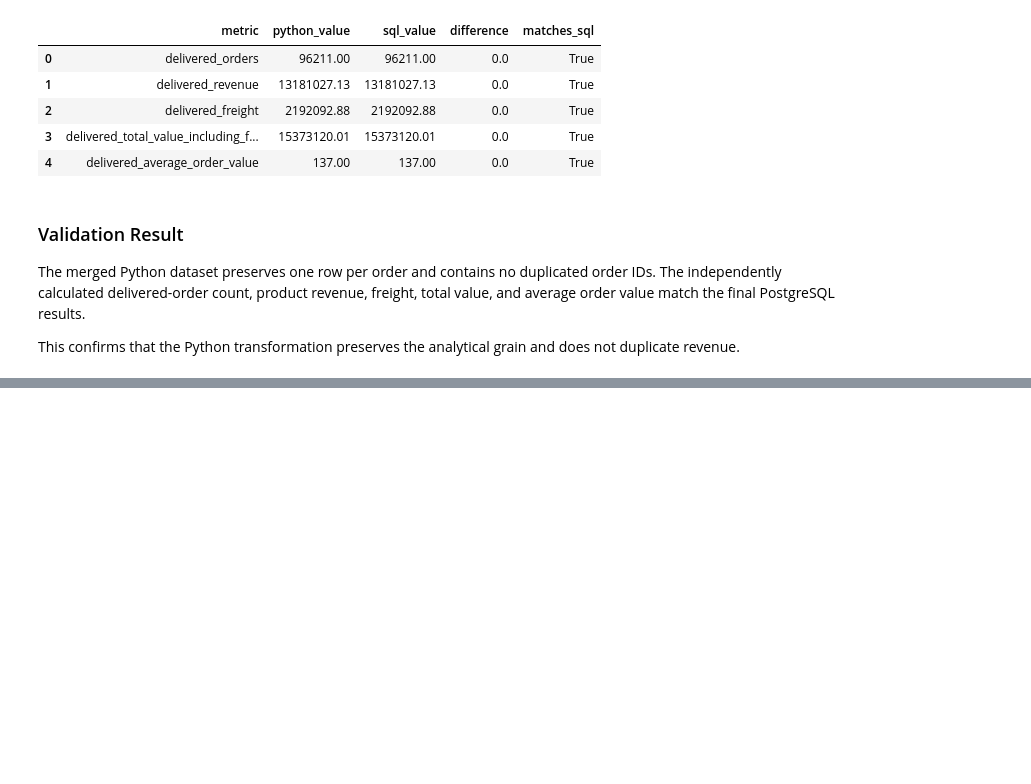
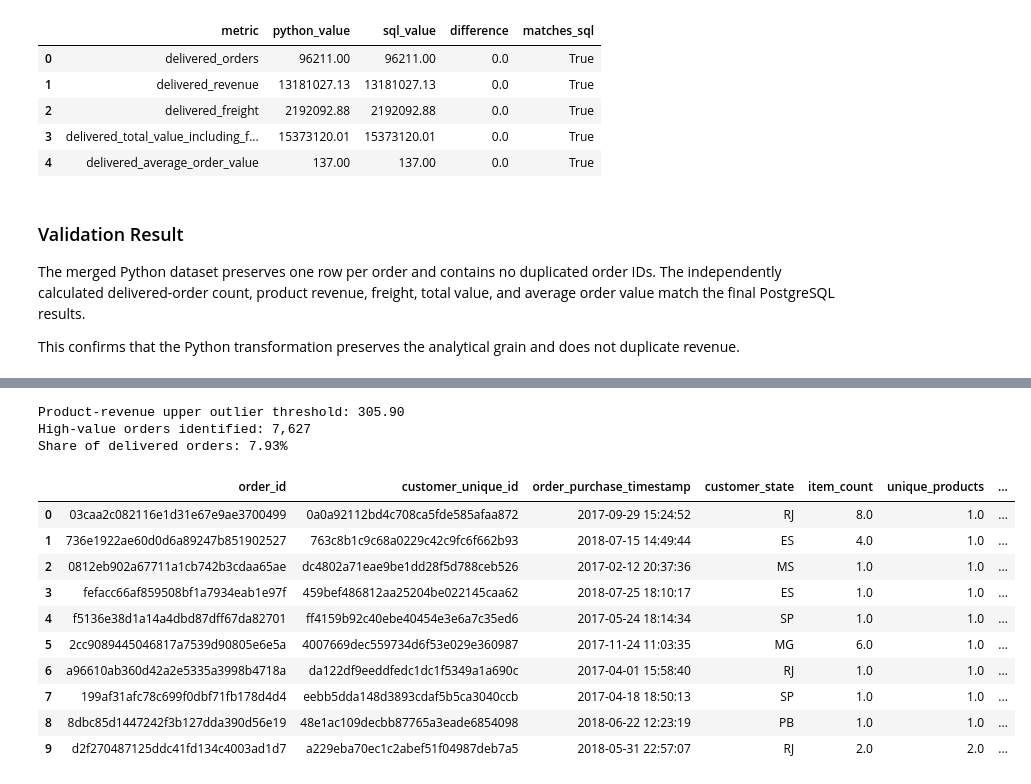
Before and after one commit to Ivana0901/ecommerce-data-analysis, a Jupyter notebook: notebooks/01_ecommerce_analysis.ipynb, the cells around one changed output, grey strips where cells are left out. Saved outputs shown, nothing was run; the diff lists cells and outputs as text; code cells hidden in the pictures; blank space fills up the shorter version.

Commit message:
Analyze order values and high-value order contribution

```diff
--- a/notebooks/01_ecommerce_analysis.ipynb
+++ b/notebooks/01_ecommerce_analysis.ipynb
@@ -1051,0 +1162,80 @@ This confirms that the Python transformation preserves the analytical grain and
+# %%
+product_revenue_q1 = (
+    delivered_orders_analysis["product_revenue"]
+    .quantile(0.25)
+)
+
+product_revenue_q3 = (
+    delivered_orders_analysis["product_revenue"]
+    .quantile(0.75)
+)
+
+product_revenue_iqr = (
+    product_revenue_q3
+    - product_revenue_q1
+)
+
+product_revenue_upper_bound = (
+    product_revenue_q3
+    + 1.5 * product_revenue_iqr
+)
+
+
+high_value_orders = (
+    delivered_orders_analysis.loc[
+        delivered_orders_analysis["product_revenue"]
+        > product_revenue_upper_bound,
+        [
+            "order_id",
+            "customer_unique_id",
+            "order_purchase_timestamp",
+            "customer_state",
+            "item_count",
+            "unique_products",
+            "unique_sellers",
+            "product_revenue",
+            "freight_value",
+            "total_order_value",
+            "avg_review_score",
+            "delivery_days",
+        ],
+    ]
+    .sort_values(
+        "product_revenue",
+        ascending=False,
+    )
+    .reset_index(drop=True)
+)
+
+
+print(
+    "Product-revenue upper outlier threshold:",
+    f"{product_revenue_upper_bound:,.2f}",
+)
+
+print(
+    "High-value orders identified:",
+    f"{len(high_value_orders):,}",
+)
+
+print(
+    "Share of delivered orders:",
+    f"{len(high_value_orders) / len(delivered_orders_analysis):.2%}",
+)
+
+high_value_orders.head(10)
+# %% [output]
+Product-revenue upper outlier threshold: 305.90
+High-value orders identified: 7,627
+Share of delivered orders: 7.93%
+|  | order_id | customer_unique_id | order_purchase_timestamp | customer_state | item_count | unique_products | ... |
+| 0 | 03caa2c082116e1d31e67e9ae3700499 | 0a0a92112bd4c708ca5fde585afaa872 | 2017-09-29 15:24:52 | RJ | 8.0 | 1.0 | ... |
+| 1 | 736e1922ae60d0d6a89247b851902527 | 763c8b1c9c68a0229c42c9fc6f662b93 | 2018-07-15 14:49:44 | ES | 4.0 | 1.0 | ... |
+| 2 | 0812eb902a67711a1cb742b3cdaa65ae | dc4802a71eae9be1dd28f5d788ceb526 | 2017-02-12 20:37:36 | MS | 1.0 | 1.0 | ... |
+| 3 | fefacc66af859508bf1a7934eab1e97f | 459bef486812aa25204be022145caa62 | 2018-07-25 18:10:17 | ES | 1.0 | 1.0 | ... |
+| 4 | f5136e38d1a14a4dbd87dff67da82701 | ff4159b92c40ebe40454e3e6a7c35ed6 | 2017-05-24 18:14:34 | SP | 1.0 | 1.0 | ... |
+| 5 | 2cc9089445046817a7539d90805e6e5a | 4007669dec559734d6f53e029e360987 | 2017-11-24 11:03:35 | MG | 6.0 | 1.0 | ... |
+| 6 | a96610ab360d42a2e5335a3998b4718a | da122df9eeddfedc1dc1f5349a1a690c | 2017-04-01 15:58:40 | RJ | 1.0 | 1.0 | ... |
+| 7 | 199af31afc78c699f0dbf71fb178d4d4 | eebb5dda148d3893cdaf5b5ca3040ccb | 2017-04-18 18:50:13 | SP | 1.0 | 1.0 | ... |
+| 8 | 8dbc85d1447242f3b127dda390d56e19 | 48e1ac109decbb87765a3eade6854098 | 2018-06-22 12:23:19 | PB | 1.0 | 1.0 | ... |
+| 9 | d2f270487125ddc41fd134c4003ad1d7 | a229eba70ec1c2abef51f04987deb7a5 | 2018-05-31 22:57:07 | RJ | 2.0 | 2.0 | ... |
```
Also changed, not shown: parts of 19 cells of this notebook, 4 other files.
